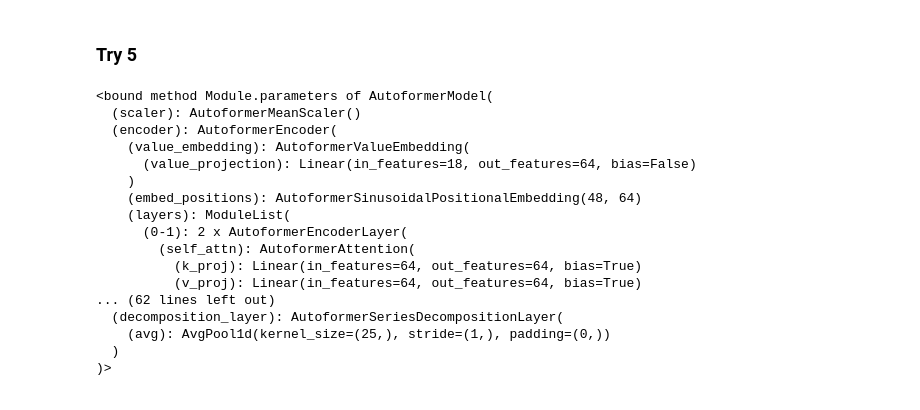
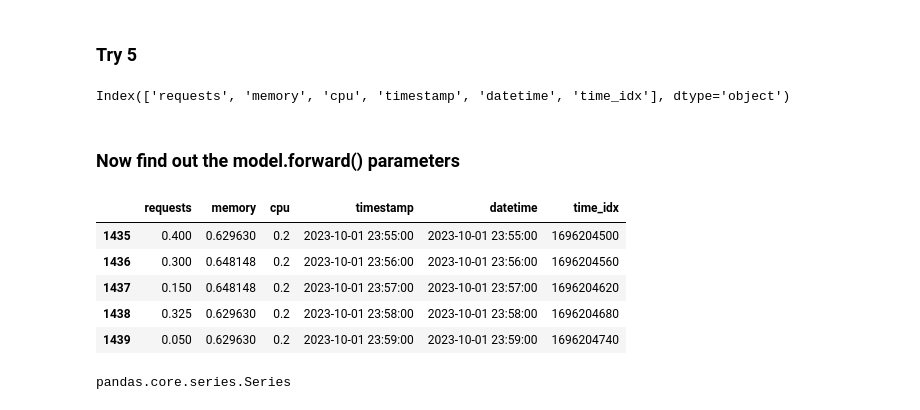
Before and after one commit to Suraez/time_series, a Jupyter notebook: try.ipynb, the cells around one changed output. Saved outputs shown, nothing was run; the diff lists cells and outputs as text; code cells hidden in the pictures.

```diff
--- a/try.ipynb
+++ b/try.ipynb
@@ -360,32 +360,27 @@ NameError: name 'create_backtest_dataloader' is not defined
 # %%
-from transformers import AutoformerConfig, AutoformerModel
-
-# Initializing a default Autoformer configuration
-
-config = AutoformerConfig(prediction_length=24, input_size=2)
-
+modelconfig = AutoformerConfig(prediction_length=24, input_size=2)
 model = AutoformerModel(config)
-model.parameters
-# %% [output]
-<bound method Module.parameters of AutoformerModel(
-  (scaler): AutoformerMeanScaler()
-  (encoder): AutoformerEncoder(
-    (value_embedding): AutoformerValueEmbedding(
-      (value_projection): Linear(in_features=18, out_features=64, bias=False)
-    )
-    (embed_positions): AutoformerSinusoidalPositionalEmbedding(48, 64)
-    (layers): ModuleList(
-      (0-1): 2 x AutoformerEncoderLayer(
-        (self_attn): AutoformerAttention(
-          (k_proj): Linear(in_features=64, out_features=64, bias=True)
-          (v_proj): Linear(in_features=64, out_features=64, bias=True)
-... (62 lines left out)
-  (decomposition_layer): AutoformerSeriesDecompositionLayer(
-    (avg): AvgPool1d(kernel_size=(25,), stride=(1,), padding=(0,))
-  )
-)>
 # %%
 df = pd.read_csv("preprocessed_dataset.csv")
+# %%
+df.columns
+# %% [output]
+Index(['requests', 'memory', 'cpu', 'timestamp', 'datetime', 'time_idx'], dtype='object')
+# %% [markdown]
+### Now find out the model.forward() parameters
+# %%
+df.tail()
+# %% [output]
+|  | requests | memory | cpu | timestamp | datetime | time_idx |
+| 1435 | 0.400 | 0.629630 | 0.2 | 2023-10-01 23:55:00 | 2023-10-01 23:55:00 | 1696204500 |
+| 1436 | 0.300 | 0.648148 | 0.2 | 2023-10-01 23:56:00 | 2023-10-01 23:56:00 | 1696204560 |
+| 1437 | 0.150 | 0.648148 | 0.2 | 2023-10-01 23:57:00 | 2023-10-01 23:57:00 | 1696204620 |
+| 1438 | 0.325 | 0.629630 | 0.2 | 2023-10-01 23:58:00 | 2023-10-01 23:58:00 | 1696204680 |
+| 1439 | 0.050 | 0.629630 | 0.2 | 2023-10-01 23:59:00 | 2023-10-01 23:59:00 | 1696204740 |
+# %%
+type(df["requests"])
+# %% [output]
+pandas.core.series.Series
 # %%
 df['datetime'] = pd.to_datetime(df['timestamp'])
 df['requests'] = df['requests'].fillna(0)
```
Also changed, not shown: parts of 23 cells of this notebook.
